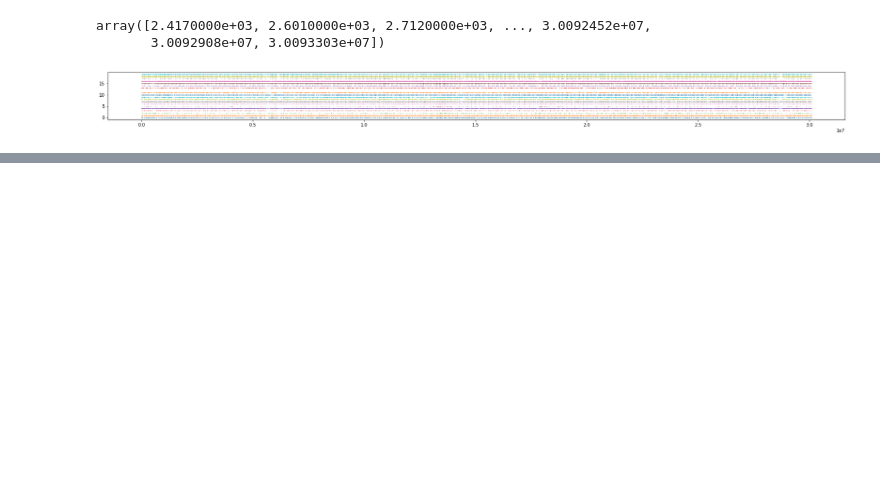
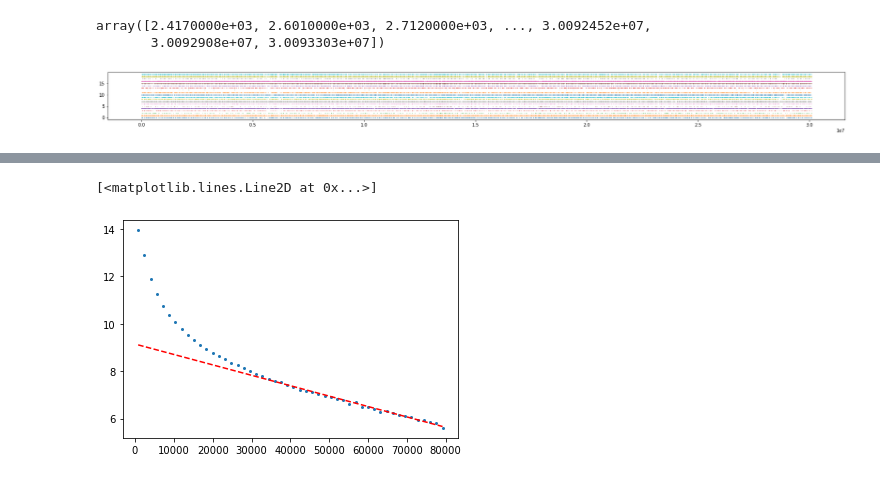
Before and after one commit to ali-mahani/neuro-project, a Jupyter notebook: Code/data analysis.ipynb, the cells around one changed output, grey strips where cells are left out. Drawn from its saved outputs; the diff is of its cells as text; code cells hidden in the pictures; blank space fills up the shorter version.

```diff
--- a/Code/data analysis.ipynb
+++ b/Code/data analysis.ipynb
@@ -65,0 +70,6 @@ plt.show()
+# %%
+plt.plot(x_axis, np.log(hist), 'o', ms=2)
+plt.plot(x_axis, p_s[1] + p_s[0] * x_axis, 'r--')
+# %% [output]
+[<matplotlib.lines.Line2D at 0x...>]
+[figure, added]
```
Also changed, not shown: parts of 8 cells of this notebook.
